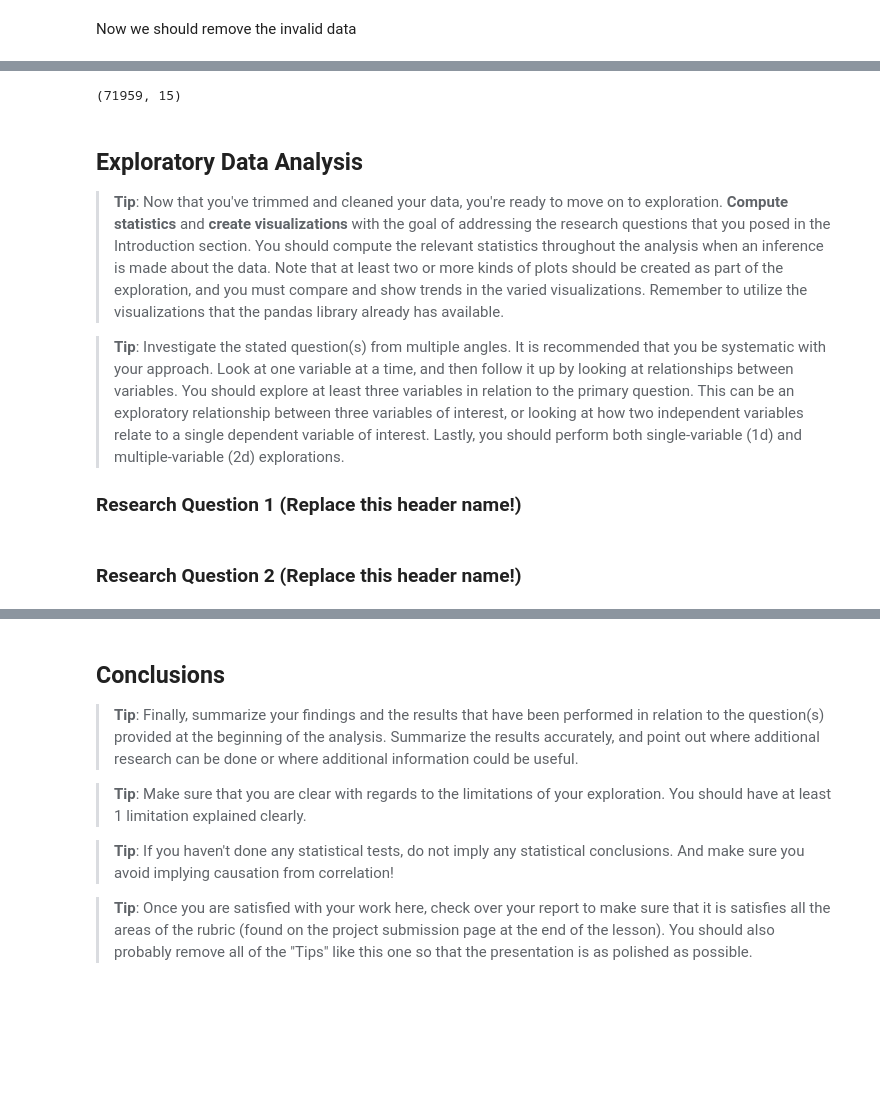
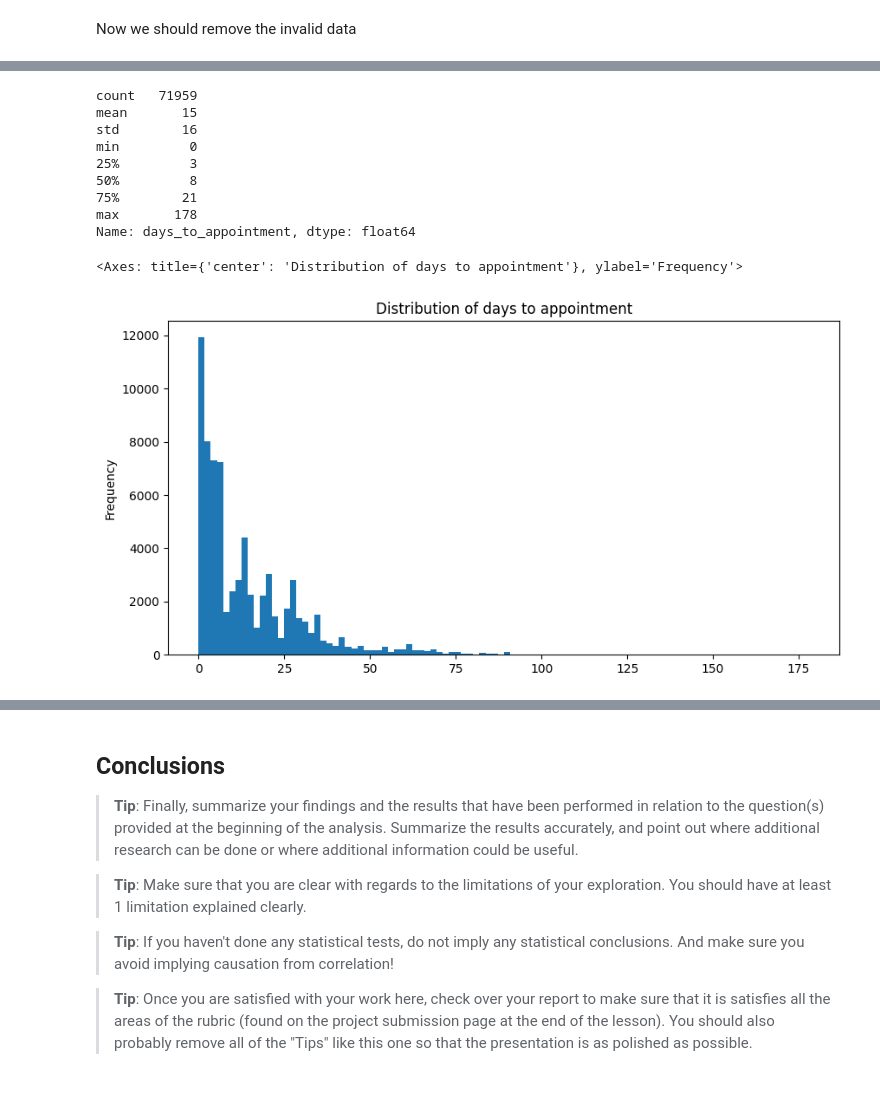
Before and after one commit to obadaDeg/investigate_dataset, a Jupyter notebook: Investigate_a_Dataset.ipynb, the cells around one changed output, grey strips where cells are left out. Drawn from its saved outputs; the diff is of its cells as text; code cells hidden in the pictures; blank space fills up the shorter version.

Commit message:
first variable done

```diff
--- a/Investigate_a_Dataset.ipynb
+++ b/Investigate_a_Dataset.ipynb
@@ -399,0 +407,6 @@ cols_value_counts(df)
+# %%
+df_demographic = df.copy()
+df = df.copy()
+
+df['days_to_appointment'] = (df['appointment_day'] - df['scheduled_day']).dt.days
+df['days_to_appointment'].describe()
@@ -400,17 +423,13 @@ cols_value_counts(df)
 # %%
-df= df.query('days_to_appointment >= 0')
-df.shape
+df = df.query('days_to_appointment >= 0')
+df['days_to_appointment'].describe()
 # %% [output]
-(71959, 15)
+count   71959
+mean       15
+std        16
+min         0
+25%         3
+50%         8
+75%        21
+max       178
+Name: days_to_appointment, dtype: float64
-# %% [markdown]
-<a id='eda'></a>
-## Exploratory Data Analysis
-
-> **Tip**: Now that you've trimmed and cleaned your data, you're ready to move on to exploration. **Compute statistics** and **create visualizations** with the goal of addressing the research questions that you posed in the Introduction section. You should compute the relevant statistics throughout the analysis when an inference is made about the data. Note that at least two or more kinds of plots should be created as part of the exploration, and you must  compare and show trends in the varied visualizations. Remember to utilize the visualizations that the pandas library already has available.
-
-
-
-> **Tip**: Investigate the stated question(s) from multiple angles. It is recommended that you be systematic with your approach. Look at one variable at a time, and then follow it up by looking at relationships between variables. You should explore at least three variables in relation to the primary question. This can be an exploratory relationship between three variables of interest, or looking at how two independent variables relate to a single dependent variable of interest. Lastly, you  should perform both single-variable (1d) and multiple-variable (2d) explorations.
-
-
-### Research Question 1 (Replace this header name!)
@@ -420,2 +436,11 @@ df.shape
-# %% [markdown]
-### Research Question 2  (Replace this header name!)
+# %%
+df_filtered = df.copy()
+df_filtered['days_to_appointment'].plot(
+    kind="hist",
+    bins=100,
+    figsize=(10, 5),
+    title="Distribution of days to appointment"
+)
+# %% [output]
+<Axes: title={'center': 'Distribution of days to appointment'}, ylabel='Frequency'>
+[figure, added]
```
Also changed, not shown: parts of 35 cells of this notebook.
